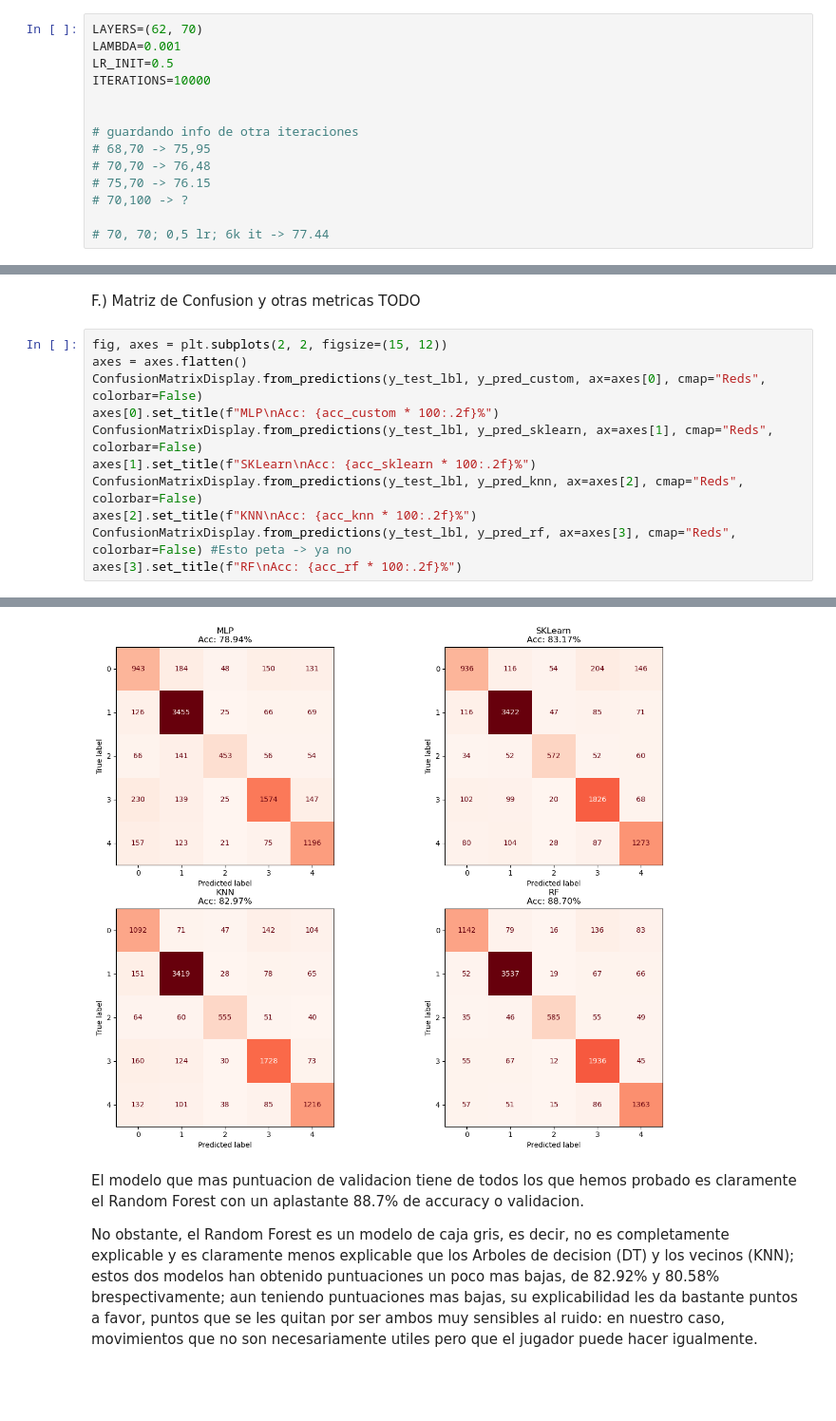
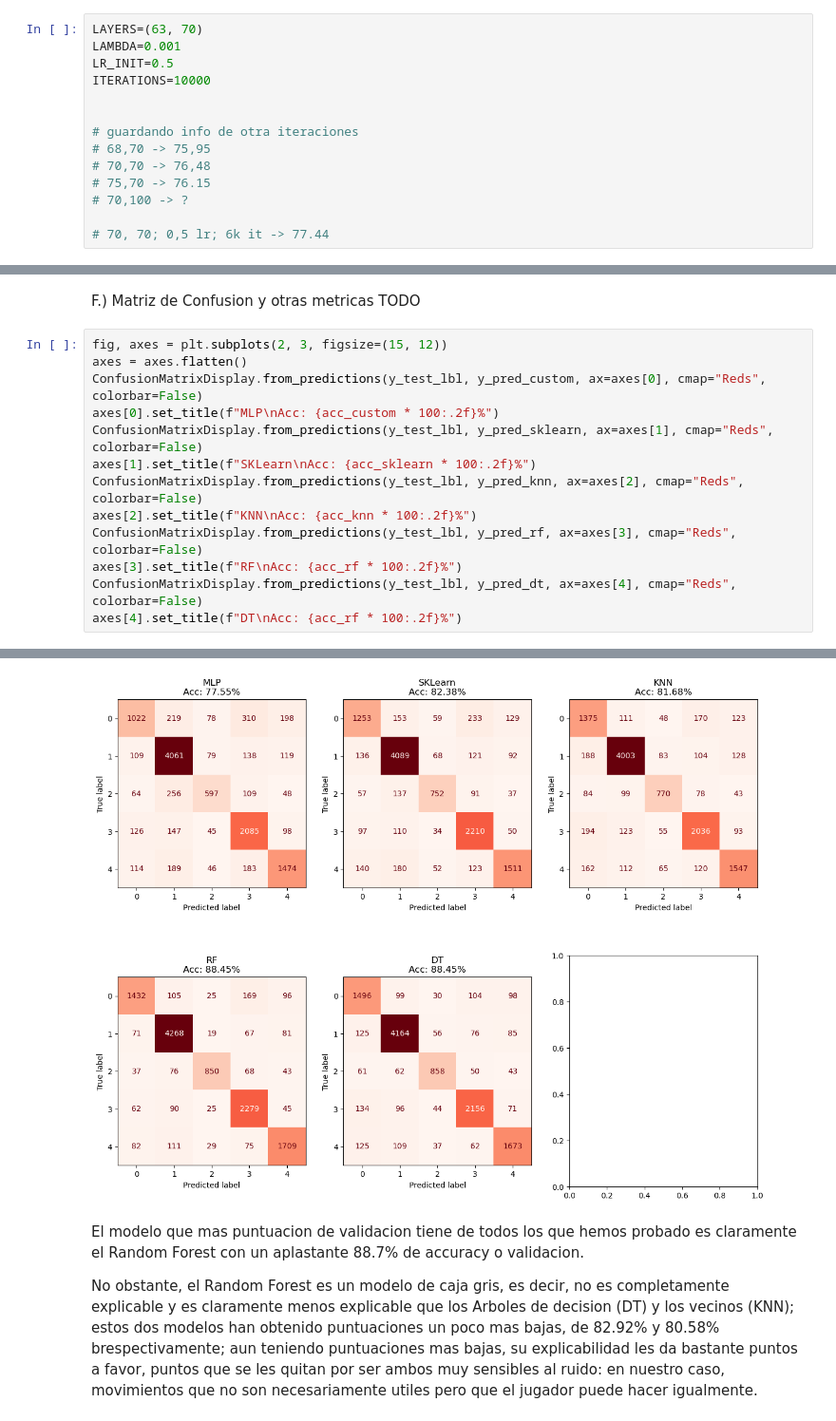
Before and after one commit to pokoli0/AAMD, a Jupyter notebook: Practica5/Practica5Enuncuado/models.ipynb, the cells around one changed output, grey strips where cells are left out. Shown: that part at 95% size. Drawn from its saved outputs; the diff is of its cells as text; blank space fills up the shorter version.

```diff
--- a/Practica5/Practica5Enuncuado/models.ipynb
+++ b/Practica5/Practica5Enuncuado/models.ipynb
@@ -65,7 +67,7 @@ X_train, X_test, y_train, y_test, y_train_lbl, y_test_lbl = train_test_split(
 # %% [markdown]
 A.) MLP Classifier Complete
 # %%
-LAYERS=(62, 70)
+LAYERS=(63, 70)
 LAMBDA=0.001
 LR_INIT=0.5
 ITERATIONS=10000
@@ -259,7 +278,7 @@ print(f"-> Validacion RF: {acc_rf * 100:.2f}%")
 # %% [markdown]
 F.) Matriz de Confusion y otras metricas TODO
 # %%
-fig, axes = plt.subplots(2, 2, figsize=(15, 12))
+fig, axes = plt.subplots(2, 3, figsize=(15, 12))
 axes = axes.flatten()
 ConfusionMatrixDisplay.from_predictions(y_test_lbl, y_pred_custom, ax=axes[0], cmap="Reds", colorbar=False)
 axes[0].set_title(f"MLP\nAcc: {acc_custom * 100:.2f}%")
@@ -267,6 +286,8 @@ ConfusionMatrixDisplay.from_predictions(y_test_lbl, y_pred_sklearn, ax=axes[1],
 axes[1].set_title(f"SKLearn\nAcc: {acc_sklearn * 100:.2f}%")
 ConfusionMatrixDisplay.from_predictions(y_test_lbl, y_pred_knn, ax=axes[2], cmap="Reds", colorbar=False)
 axes[2].set_title(f"KNN\nAcc: {acc_knn * 100:.2f}%")
-ConfusionMatrixDisplay.from_predictions(y_test_lbl, y_pred_rf, ax=axes[3], cmap="Reds", colorbar=False) #Esto peta -> ya no
+ConfusionMatrixDisplay.from_predictions(y_test_lbl, y_pred_rf, ax=axes[3], cmap="Reds", colorbar=False)
 axes[3].set_title(f"RF\nAcc: {acc_rf * 100:.2f}%")
+ConfusionMatrixDisplay.from_predictions(y_test_lbl, y_pred_dt, ax=axes[4], cmap="Reds", colorbar=False)
+axes[4].set_title(f"DT\nAcc: {acc_rf * 100:.2f}%")
 # %% [output]
@@ -274,4 +295,4 @@ Text(0.5, 1.0, 'RF\nAcc: 88.70%')
-[figure, old version]
+[figure, new version]
 # %% [markdown]
 El modelo que mas puntuacion de validacion tiene de todos los que hemos probado es claramente el Random Forest con un aplastante 88.7% de accuracy o validacion.
 
```
Also changed, not shown: parts of 10 cells of this notebook, 4 other files.
